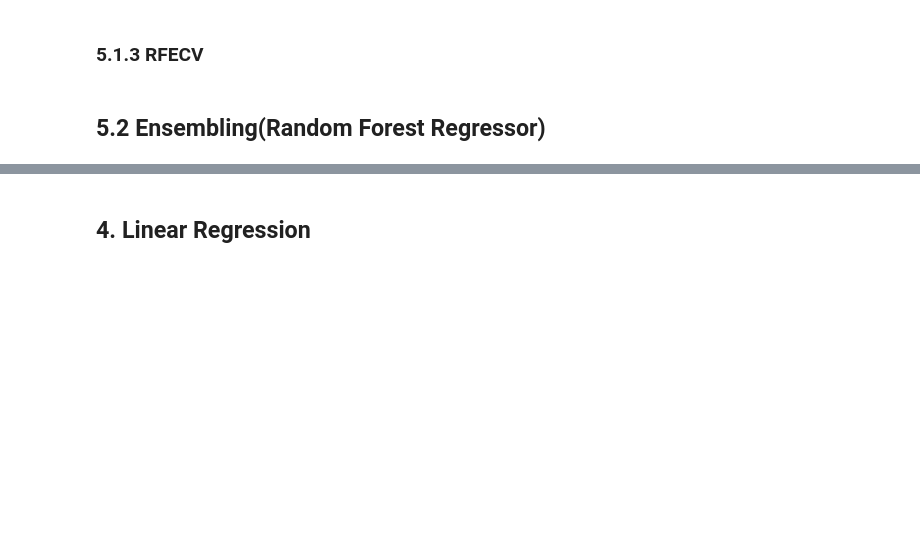
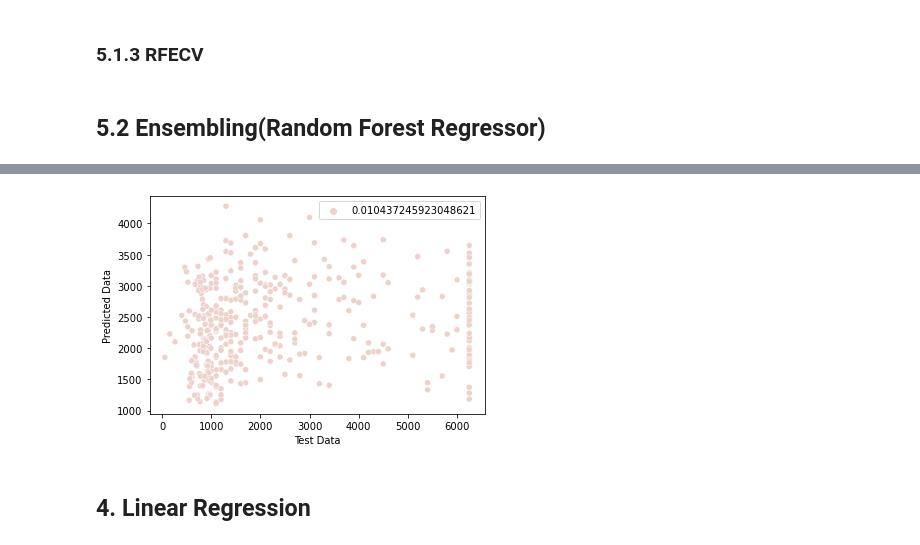
Before and after one commit to smafraim/News-Articles-Share-Prediction-using-Machine-Learning, a Jupyter notebook: Notebooks/ML_model building.ipynb, the cells around one changed output, grey strips where cells are left out. Saved outputs shown, nothing was run; the diff lists cells and outputs as text; code cells hidden in the pictures; blank space fills up the shorter version.

```diff
--- a/Notebooks/ML_model building.ipynb
+++ b/Notebooks/ML_model building.ipynb
@@ -408,0 +506,2 @@ RMSE: 3838.6940549488963
+# %%
+y_testest = y_test['shares'].values.ravel()
@@ -408,0 +516,41 @@ RMSE: 3838.6940549488963
+# %%
+'''import numpy as np
+from sklearn.model_selection import GridSearchCV
+from sklearn.metrics import r2_score
+from tensorflow import keras
+from tensorflow.keras import layers
+from tensorflow.keras.wrappers.scikit_learn import KerasRegressor
+
+def build_nn_model(neurons=1024, n_layers=3):
+    model = keras.Sequential()
+    for _ in range(n_layers):
+        model.add(layers.Dense(neurons, activation='relu'))
+    model.add(layers.Dense(1))  # Output layer for regression
+    model.compile(optimizer='adam', loss='mean_squared_error')
+    return model
+
+# keras modelling
+nn_regressor = KerasRegressor(build_fn=build_nn_model, verbose=0)
+
+# Defininge the hyperparameter grid for tuning
+param_grid = {
+    'neurons': [256, 512, 1024],
+    'n_layers': [2, 3, 5],
+    'batch_size': [32, 64],
+    'epochs': [10, 20]
+}
+
+# GridSearchCV
+grid_search = GridSearchCV(estimator=nn_regressor, param_grid=param_grid,
+                           scoring='r2', cv=5, n_jobs=-1)
+
+grid_search.fit(X_train, y_train, verbose=0)
+
+# the best hyperparameters
+print("Best Hyperparameters:", grid_search.best_params_)
+
+
+y_pred = grid_search.predict(X_test)
+test_r2 = r2_score(y_test, y_pred)
+print("Test R2 Score:", test_r2)
+'''
@@ -450,9 +597,11 @@ R2 score: 0.02805015197321703
 # %%
-sns.scatterplot(x=yy_test, y=yy_pred, hue=r2,alpha=1)
+sns.scatterplot(x=y_testest, y=y_pred, hue=r2,alpha=1)
 plt.xlabel("Test Data")
 plt.ylabel("Predicted Data")
 
 plt.show()
+# %% [output]
+[figure, added]
 # %% [markdown]
 ## 4. Linear Regression
 # %%
```
Also changed, not shown: parts of 41 cells of this notebook.
